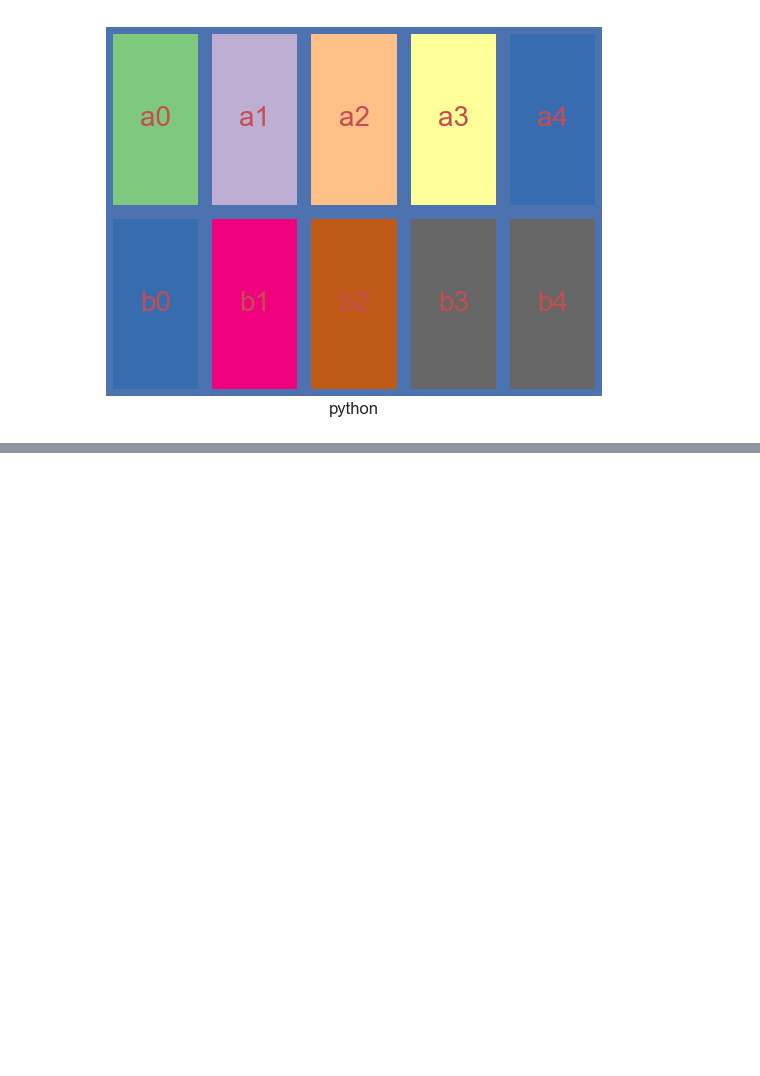
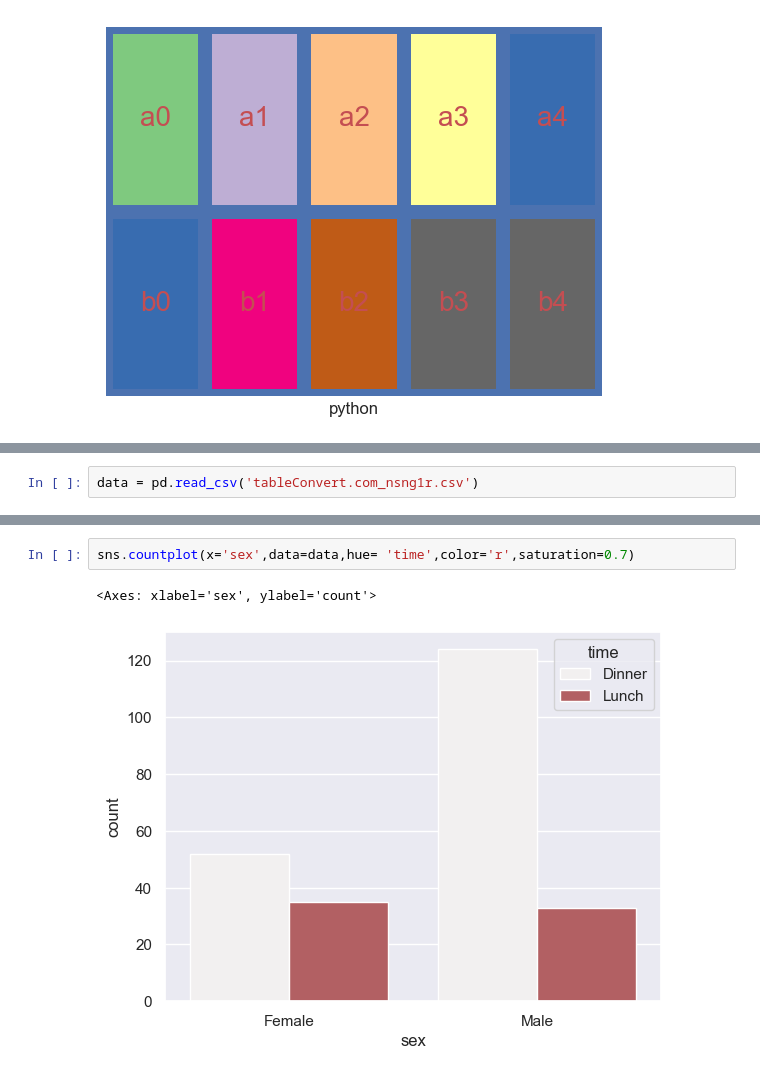
Before and after one commit to Nanda-Kiran-Royal/Learning_Seaborn, a Jupyter notebook: Seaborn.ipynb, the cells around one changed output, grey strips where cells are left out. Drawn from its saved outputs; the diff is of its cells as text; blank space fills up the shorter version.

Commit message:
Learnt how to plot Countplot and different parameters in the function

```diff
--- a/Seaborn.ipynb
+++ b/Seaborn.ipynb
@@ -189,0 +192,2 @@ sns.set(font_scale=1)
+# %%
+data = pd.read_csv('tableConvert.com_nsng1r.csv')
@@ -189,0 +203,5 @@ sns.set(font_scale=1)
+# %%
+sns.countplot(x='sex',data=data,hue= 'time',color='r',saturation=0.7)
+# %% [output]
+<Axes: xlabel='sex', ylabel='count'>
+[figure, added]
```
Also changed, not shown: parts of 3 cells of this notebook.
